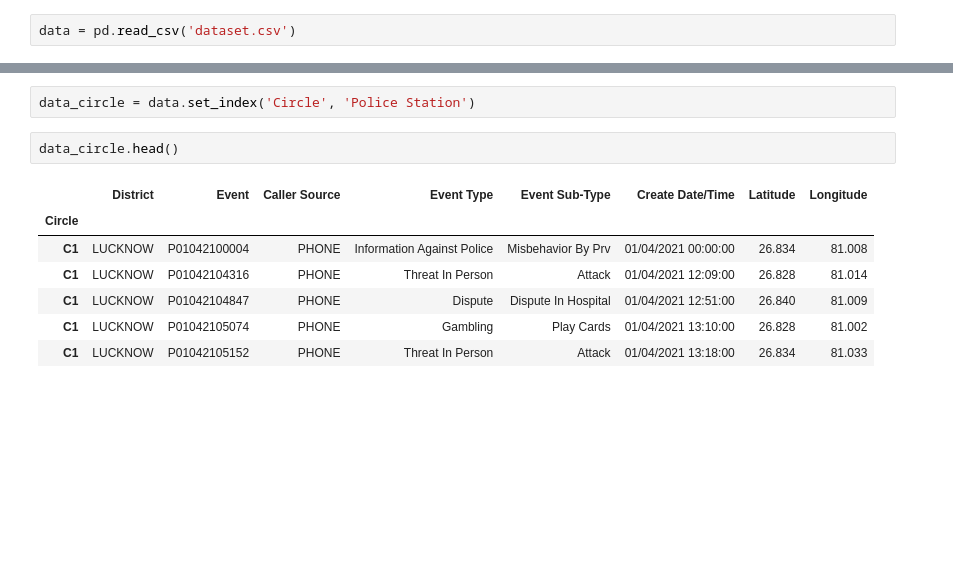
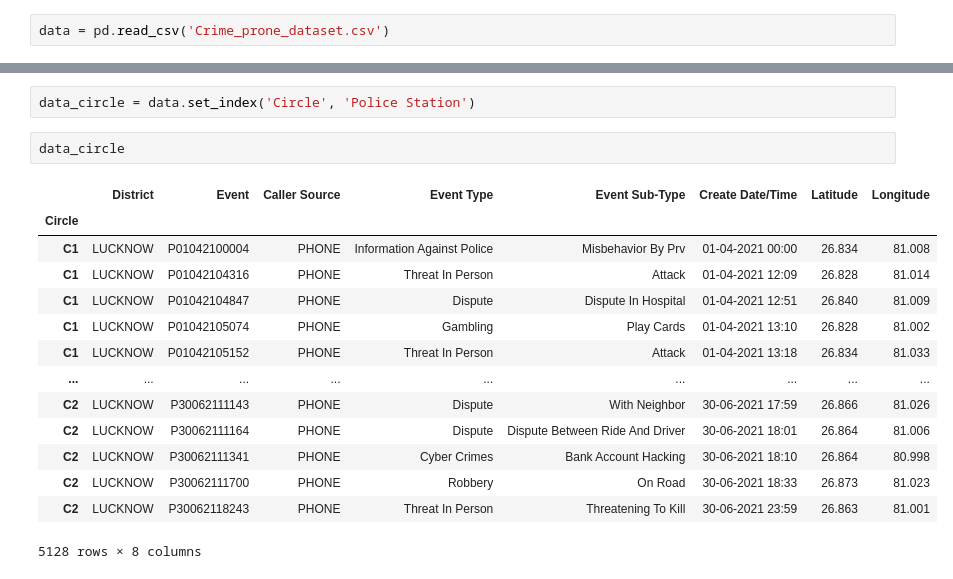
Before and after one commit to divyanshujain9196/Machine-Learning, a Jupyter notebook: Identificaty_Crime_Prone_Areas.ipynb, the cells around one changed output, grey strips where cells are left out. Saved outputs shown, nothing was run; the diff lists cells and outputs as text; blank space fills up the shorter version.

```diff
--- a/Identificaty_Crime_Prone_Areas.ipynb
+++ b/Identificaty_Crime_Prone_Areas.ipynb
@@ -2,7 +2,7 @@
 import pandas as pd
 import numpy as np
 # %%
-data = pd.read_csv('dataset.csv')
+data = pd.read_csv('Crime_prone_dataset.csv')
 # %%
 data
 # %% [output]
@@ -151,12 +151,19 @@ crimes = [i for i in event_type if i not in not_crime]
 # %%
 data_circle = data.set_index('Circle', 'Police Station')
 # %%
-data_circle.head()
+data_circle
 # %% [output]
 |  | District | Event | Caller Source | Event Type | Event Sub-Type | Create Date/Time | Latitude | Longitude |
 | Circle |  |  |  |  |  |  |  |  |
-| C1 | LUCKNOW | P01042100004 | PHONE | Information Against Police | Misbehavior By Prv | 01/04/2021 00:00:00 | 26.834 | 81.008 |
-| C1 | LUCKNOW | P01042104316 | PHONE | Threat In Person | Attack | 01/04/2021 12:09:00 | 26.828 | 81.014 |
-| C1 | LUCKNOW | P01042104847 | PHONE | Dispute | Dispute In Hospital | 01/04/2021 12:51:00 | 26.840 | 81.009 |
-| C1 | LUCKNOW | P01042105074 | PHONE | Gambling | Play Cards | 01/04/2021 13:10:00 | 26.828 | 81.002 |
-| C1 | LUCKNOW | P01042105152 | PHONE | Threat In Person | Attack | 01/04/2021 13:18:00 | 26.834 | 81.033 |
+| C1 | LUCKNOW | P01042100004 | PHONE | Information Against Police | Misbehavior By Prv | 01-04-2021 00:00 | 26.834 | 81.008 |
+| C1 | LUCKNOW | P01042104316 | PHONE | Threat In Person | Attack | 01-04-2021 12:09 | 26.828 | 81.014 |
+| C1 | LUCKNOW | P01042104847 | PHONE | Dispute | Dispute In Hospital | 01-04-2021 12:51 | 26.840 | 81.009 |
+| C1 | LUCKNOW | P01042105074 | PHONE | Gambling | Play Cards | 01-04-2021 13:10 | 26.828 | 81.002 |
+| C1 | LUCKNOW | P01042105152 | PHONE | Threat In Person | Attack | 01-04-2021 13:18 | 26.834 | 81.033 |
+| ... | ... | ... | ... | ... | ... | ... | ... | ... |
+| C2 | LUCKNOW | P30062111143 | PHONE | Dispute | With Neighbor | 30-06-2021 17:59 | 26.866 | 81.026 |
+| C2 | LUCKNOW | P30062111164 | PHONE | Dispute | Dispute Between Ride And Driver | 30-06-2021 18:01 | 26.864 | 81.006 |
+| C2 | LUCKNOW | P30062111341 | PHONE | Cyber Crimes | Bank Account Hacking | 30-06-2021 18:10 | 26.864 | 80.998 |
+| C2 | LUCKNOW | P30062111700 | PHONE | Robbery | On Road | 30-06-2021 18:33 | 26.873 | 81.023 |
+| C2 | LUCKNOW | P30062118243 | PHONE | Threat In Person | Threatening To Kill | 30-06-2021 23:59 | 26.863 | 81.001 |
+5128 rows × 8 columns
```
Also changed, not shown: parts of 7 cells of this notebook, 29 other files.
